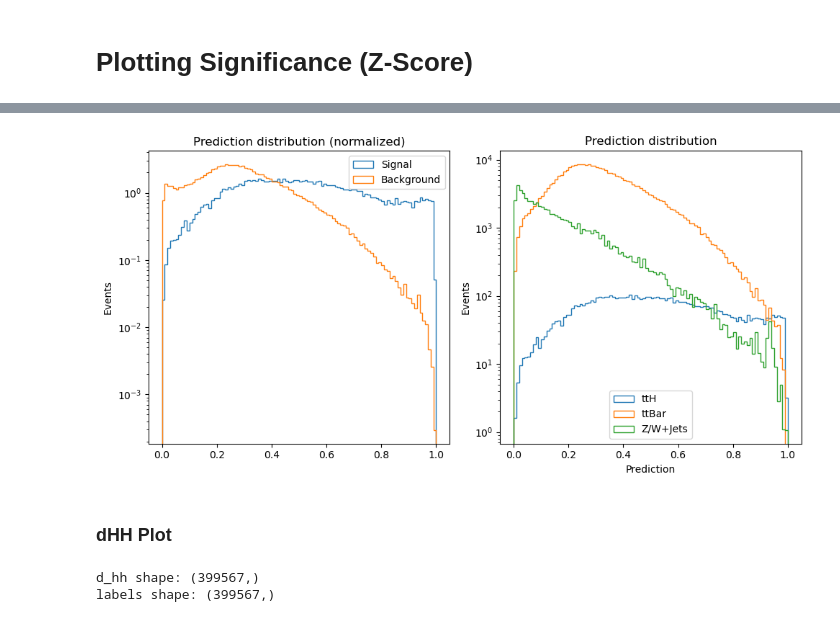
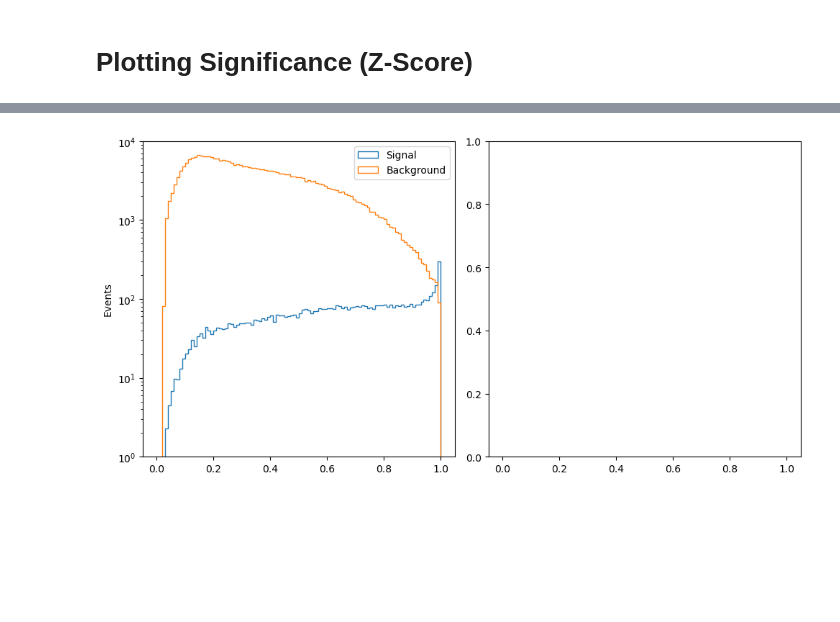
Before and after one commit to rabmc24/msci_project, a Jupyter notebook: transformer_renewed/bristol-tth-transformer-msc_project/notebooks/training_binary_updated.ipynb, the cells around one changed output, grey strips where cells are left out. Saved outputs shown, nothing was run; the diff lists cells and outputs as text; code cells hidden in the pictures; blank space fills up the shorter version.

```diff
--- a/transformer_renewed/bristol-tth-transformer-msc_project/notebooks/training_binary_updated.ipynb
+++ b/transformer_renewed/bristol-tth-transformer-msc_project/notebooks/training_binary_updated.ipynb
@@ -66,11 +68,8 @@ src_dir = os.path.abspath("../src")
 if src_dir not in sys.path:
     sys.path.insert(0, src_dir)
 
-from preprocess_cache import get_preprocessed_dataset
-from torch.utils.data import DataLoader
-
 # Load cached/preprocessed dataset
-data = get_preprocessed_dataset(cache_path="cached_dataset_binary.pkl")
+data = get_preprocessed_dataset_binary(cache_path="cached_dataset_binary.pkl")
 train_dataset      = data["train_dataset"]
 valid_dataset      = data["valid_dataset"]
 val_weight_nominal = data["val_weight_nominal"]
@@ -704,55 +736,40 @@ import matplotlib.pyplot as plt
 
 # Get the validation tensors from valid_dataset:
 # (Assumes valid_dataset was created via train_test_split)
-val_inputs, val_labels, val_weights, val_mask, val_events = valid_dataset.tensors
+#val_inputs, val_labels, val_weights, val_mask, val_events = valid_dataset.tensors
+val_labels = valid_dataset.tensors[1]
 
 # Convert validation labels and weights to numpy
 labels_np = val_labels.detach().cpu().numpy().flatten()              # Now shape should match predictions
 weights_np = val_weight_nominal.detach().cpu().numpy().flatten()       # Adjust if needed, should match labels_np
 
 # Convert predictions (probs) to numpy (they come from trainer.predict on valid_loader)
 probs_np = probs.detach().cpu().numpy()  # shape (N, num_classes)
 
 # Extract only the ttH column (class 0)
 ttH_probs = probs_np[:, 0]
 
 # Create binary labels: 1 for signal (ttH, when original label==0), 0 for background (label>0)
 binary_labels = np.where(labels_np == 0, 1, 0)
 
 # Create a figure with two subplots
 fig, axes = plt.subplots(nrows=1, ncols=2, figsize=(10, 5), sharex=True)
 
 # ---------------------------
 # First plot: Binary classification (normalized)
 axes[0].hist(ttH_probs[binary_labels == 1], bins=100, range=(0, 1),
              weights=(weights_np*2e6)[binary_labels == 1],
-             histtype='step', label='Signal', density=True)
+             histtype='step', label='Signal')
 axes[0].hist(ttH_probs[binary_labels == 0], bins=100, range=(0, 1),
              weights=(weights_np*2e6)[binary_labels == 0],
-             histtype='step', label='Background', density=True)
+             histtype='step', label='Background')
 axes[0].legend()
 axes[0].set_ylabel('Events')
 axes[0].set_yscale('log')
-axes[0].set_title('Prediction distribution (normalized)')
-
-# ---------------------------
-# Second plot: Multi-class (segmented by true labels using ttH probabilities)
-axes[1].hist(ttH_probs[labels_np == 0], bins=100, range=(0, 1),
-             weights=(weights_np*2e6)[labels_np == 0],
-             histtype='step', label='ttH')
-axes[1].hist(ttH_probs[labels_np == 1], bins=100, range=(0, 1),
-             weights=(weights_np*2e6)[labels_np == 1],
-             histtype='step', label='ttBar')
-axes[1].hist(ttH_probs[labels_np == 2], bins=100, range=(0, 1),
-             weights=(weights_np*2e6)[labels_np == 2],
-             histtype='step', label='Z/W+Jets')
-axes[1].legend(loc='lower center')
-axes[1].set_xlabel('Prediction')
-axes[1].set_ylabel('Events')
-axes[1].set_title('Prediction distribution')
-axes[1].set_yscale('log')
+axes[0].set_title('')
+axes[0].set_ylim(1, 1e4)
 
 plt.tight_layout()
 plt.show()
 # %% [output]
-[figure, old version]
+[figure, new version]
@@ -762,2 +775,0 @@ plt.show()
-# %% [markdown]
-### dHH Plot
@@ -793,17 +775,0 @@ plt.show()
-# %%
-# Example: compute probabilities on validation set
-val_probs = model(val_X)          # or however you obtained probabilities for validation
-probs_np = val_probs.detach().cpu().numpy()
-ttH_probs = probs_np[:, 0]
-background_probs = probs_np[:, 1] + probs_np[:, 2]
-epsilon = 1e-10
-d_hh = np.log(ttH_probs / (background_probs + epsilon))
-
-# Now extract validation labels which should match the number of predictions
-labels = val_y.detach().cpu().numpy()
-
-print("d_hh shape:", d_hh.shape)
-print("labels shape:", labels.shape)
-# %% [output]
-d_hh shape: (399567,)
-labels shape: (399567,)
```
Also changed, not shown: parts of 23 cells of this notebook, 16 other files.
